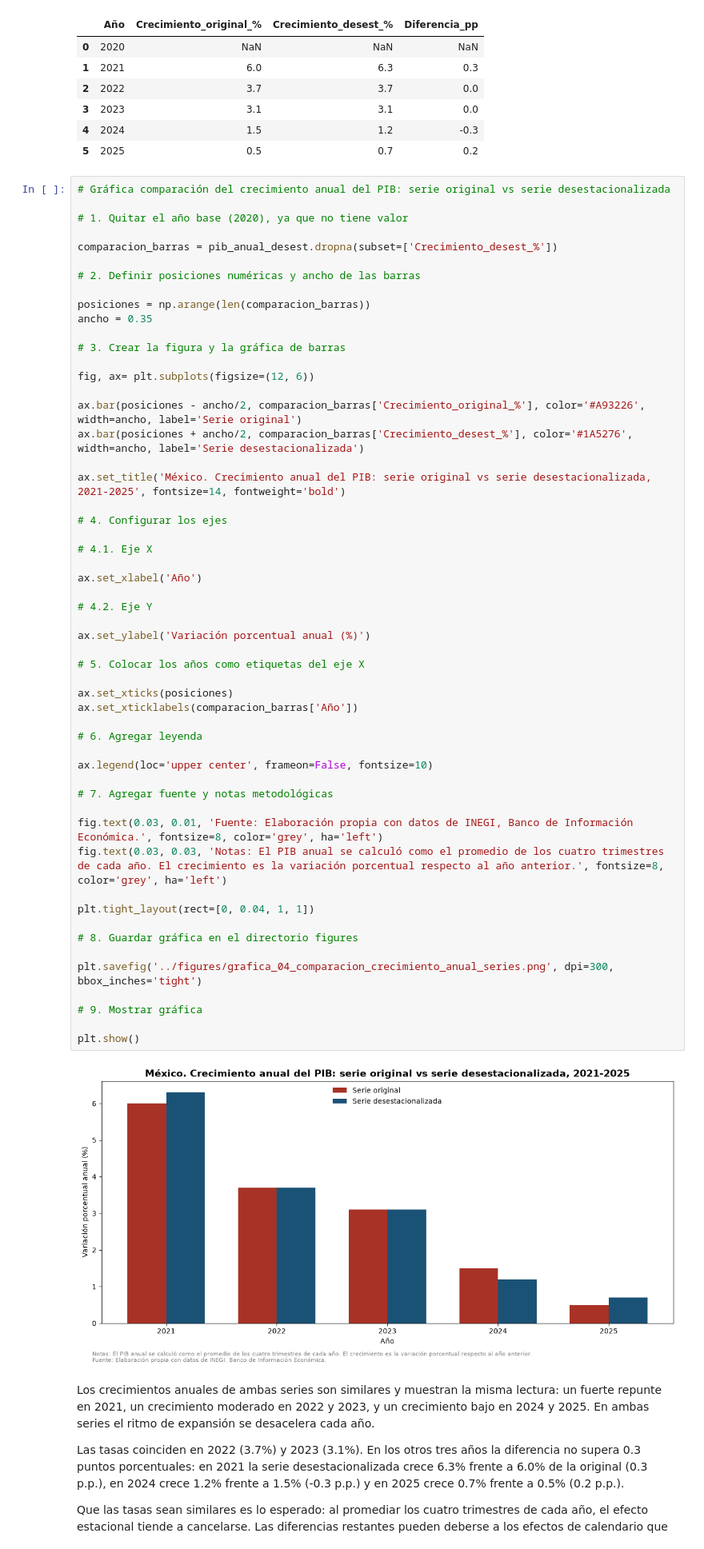
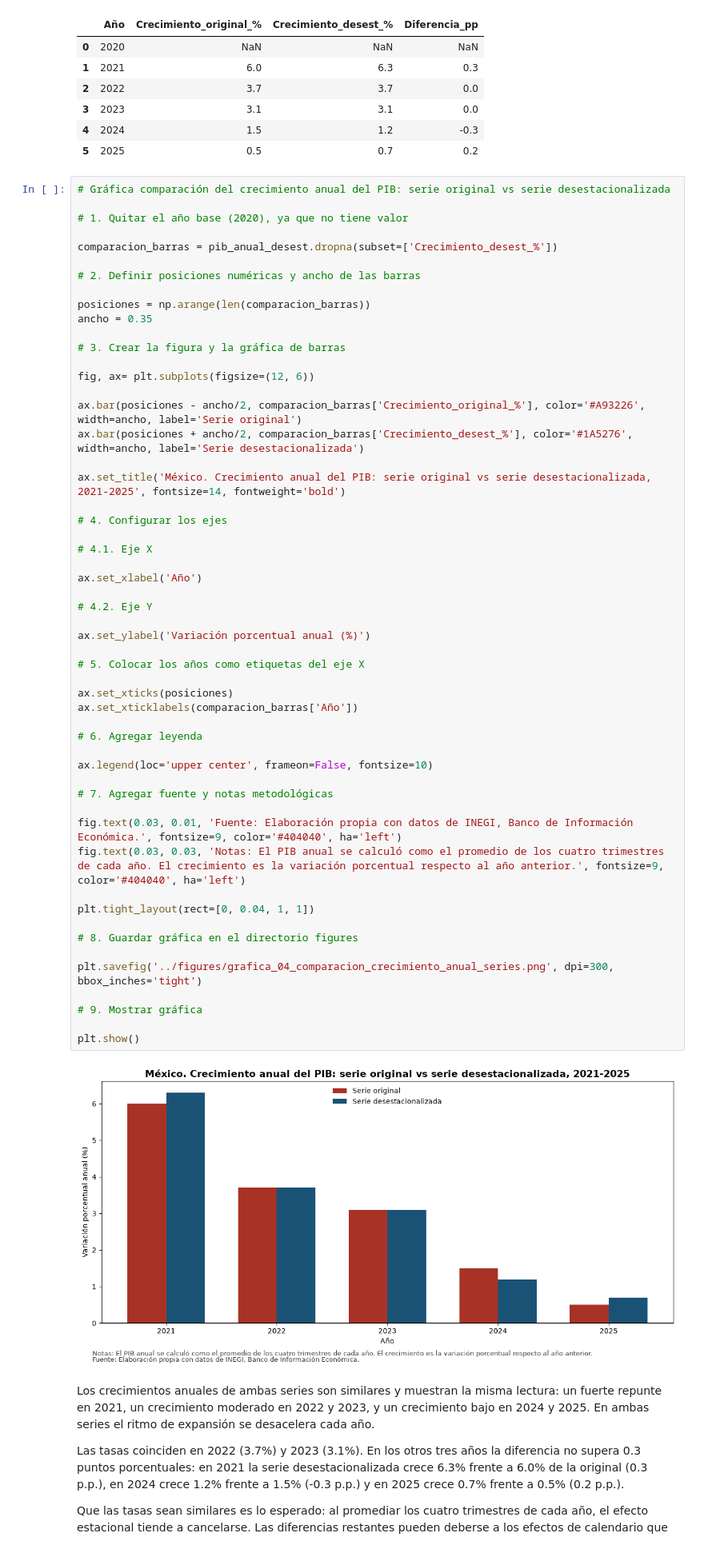
Before and after one commit to Jose-Castanedas/pib_mexico, a Jupyter notebook: notebooks/analisis_pib.ipynb, the cells around one changed output. Shown at 80% size. Drawn from its saved outputs; the diff is of its cells as text.

```diff
--- a/notebooks/analisis_pib.ipynb
+++ b/notebooks/analisis_pib.ipynb
@@ -407,36 +407,36 @@ ax.set_title('México. Crecimiento anual del PIB: serie original vs serie desest
 # 4.1. Eje X
 
 ax.set_xlabel('Año')
 
 # 4.2. Eje Y
 
 ax.set_ylabel('Variación porcentual anual (%)')
 
 # 5. Colocar los años como etiquetas del eje X
 
 ax.set_xticks(posiciones)
 ax.set_xticklabels(comparacion_barras['Año'])
 
 # 6. Agregar leyenda
 
 ax.legend(loc='upper center', frameon=False, fontsize=10)
 
 # 7. Agregar fuente y notas metodológicas
 
-fig.text(0.03, 0.01, 'Fuente: Elaboración propia con datos de INEGI, Banco de Información Económica.', fontsize=8, color='grey', ha='left')
-fig.text(0.03, 0.03, 'Notas: El PIB anual se calculó como el promedio de los cuatro trimestres de cada año. El crecimiento es la variación porcentual respecto al año anterior.', fontsize=8, color='grey', ha='left')
+fig.text(0.03, 0.01, 'Fuente: Elaboración propia con datos de INEGI, Banco de Información Económica.', fontsize=9, color='#404040', ha='left')
+fig.text(0.03, 0.03, 'Notas: El PIB anual se calculó como el promedio de los cuatro trimestres de cada año. El crecimiento es la variación porcentual respecto al año anterior.', fontsize=9, color='#404040', ha='left')
 
 plt.tight_layout(rect=[0, 0.04, 1, 1])
 
 # 8. Guardar gráfica en el directorio figures
 
 plt.savefig('../figures/grafica_04_comparacion_crecimiento_anual_series.png', dpi=300, bbox_inches='tight')
 
 # 9. Mostrar gráfica
 
 plt.show()
 # %% [output]
-[figure, old version]
+[figure, new version]
 # %% [markdown]
 Los crecimientos anuales de ambas series son similares y muestran la misma lectura: un fuerte repunte en 2021, un crecimiento moderado en 2022 y 2023, y un crecimiento bajo en 2024 y 2025. En ambas series el ritmo de expansión se desacelera cada año.
 
```
Also changed, not shown: parts of 4 cells of this notebook, 5 other files.
